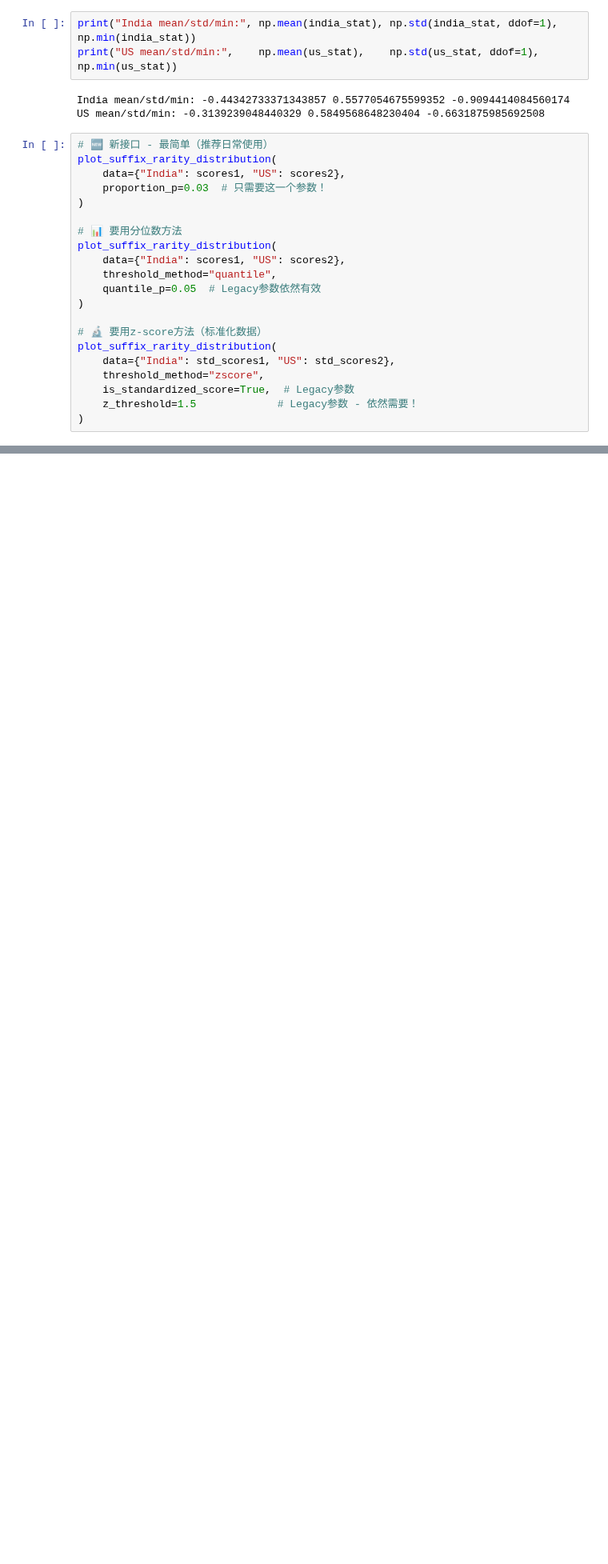
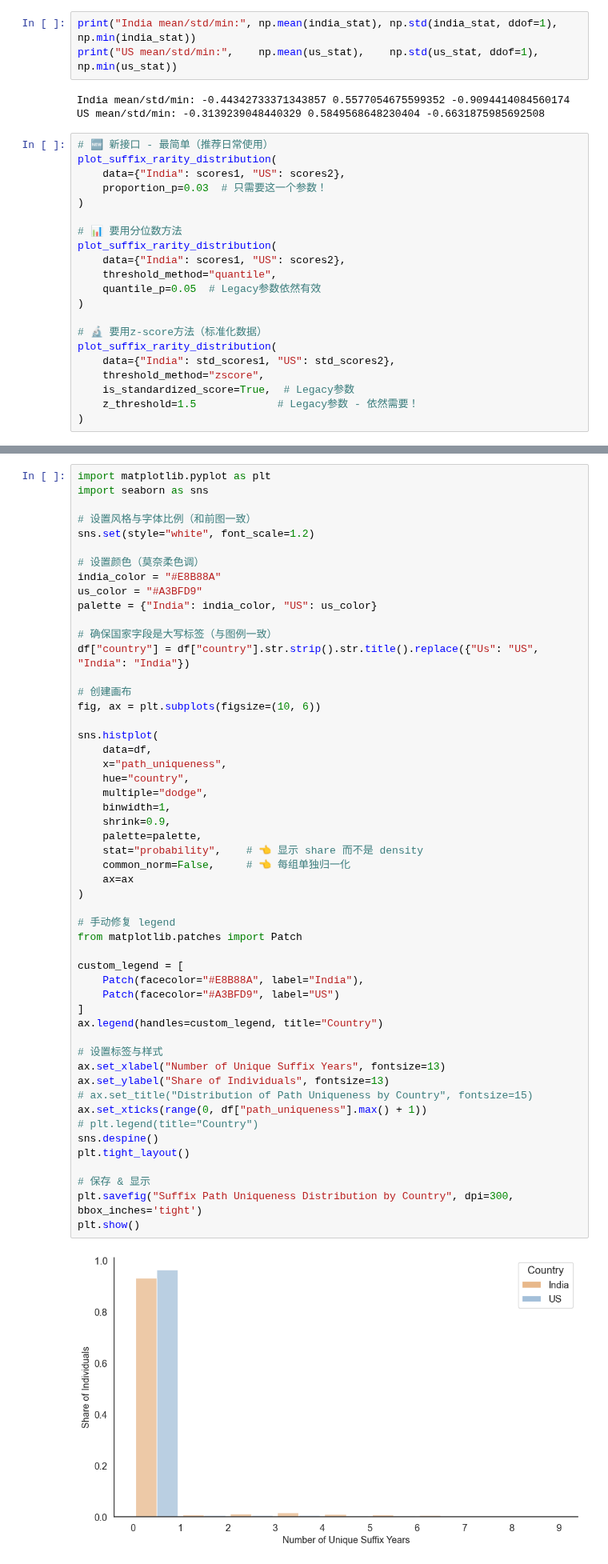
Before and after one commit to sdaza/Sequenzo, a Jupyter notebook: original_datasets_and_cleaning/qiqi/250808_tree/05_convergence.ipynb, the cells around one changed output, grey strips where cells are left out. Shown at 80% size. Drawn from its saved outputs; the diff is of its cells as text; blank space fills up the shorter version.

```diff
--- a/original_datasets_and_cleaning/qiqi/250808_tree/05_convergence.ipynb
+++ b/original_datasets_and_cleaning/qiqi/250808_tree/05_convergence.ipynb
@@ -298,0 +201,54 @@ US convergers@p3: 0.0 %
+# %%
+import matplotlib.pyplot as plt
+import seaborn as sns
+
+# 设置风格与字体比例（和前图一致）
+sns.set(style="white", font_scale=1.2)
+
+# 设置颜色（莫奈柔色调）
+india_color = "#E8B88A"
+us_color = "#A3BFD9"
+palette = {"India": india_color, "US": us_color}
+
+# 确保国家字段是大写标签（与图例一致）
+df["country"] = df["country"].str.strip().str.title().replace({"Us": "US", "India": "India"})
+
+# 创建画布
+fig, ax = plt.subplots(figsize=(10, 6))
+
+sns.histplot(
+    data=df,
+    x="path_uniqueness",
+    hue="country",
+    multiple="dodge",
+    binwidth=1,
+    shrink=0.9,
+    palette=palette,
+    stat="probability",    # 👈 显示 share 而不是 density
+    common_norm=False,     # 👈 每组单独归一化
+    ax=ax
+)
+
+# 手动修复 legend
+from matplotlib.patches import Patch
+
+custom_legend = [
+    Patch(facecolor="#E8B88A", label="India"),
+    Patch(facecolor="#A3BFD9", label="US")
+]
+ax.legend(handles=custom_legend, title="Country")
+
+# 设置标签与样式
+ax.set_xlabel("Number of Unique Suffix Years", fontsize=13)
+ax.set_ylabel("Share of Individuals", fontsize=13)
+# ax.set_title("Distribution of Path Uniqueness by Country", fontsize=15)
+ax.set_xticks(range(0, df["path_uniqueness"].max() + 1))
+# plt.legend(title="Country")
+sns.despine()
+plt.tight_layout()
+
+# 保存 & 显示
+plt.savefig("Suffix Path Uniqueness Distribution by Country", dpi=300, bbox_inches='tight')
+plt.show()
+# %% [output]
+[figure, added]
```
Also changed, not shown: parts of 4 cells of this notebook, 7 other files.
